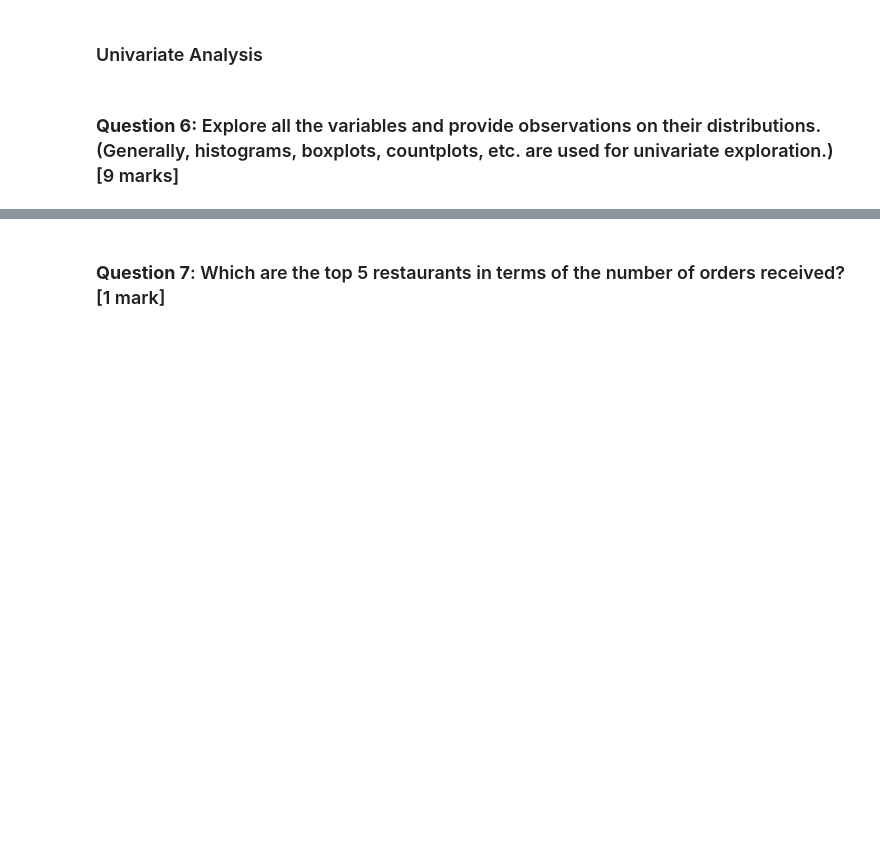
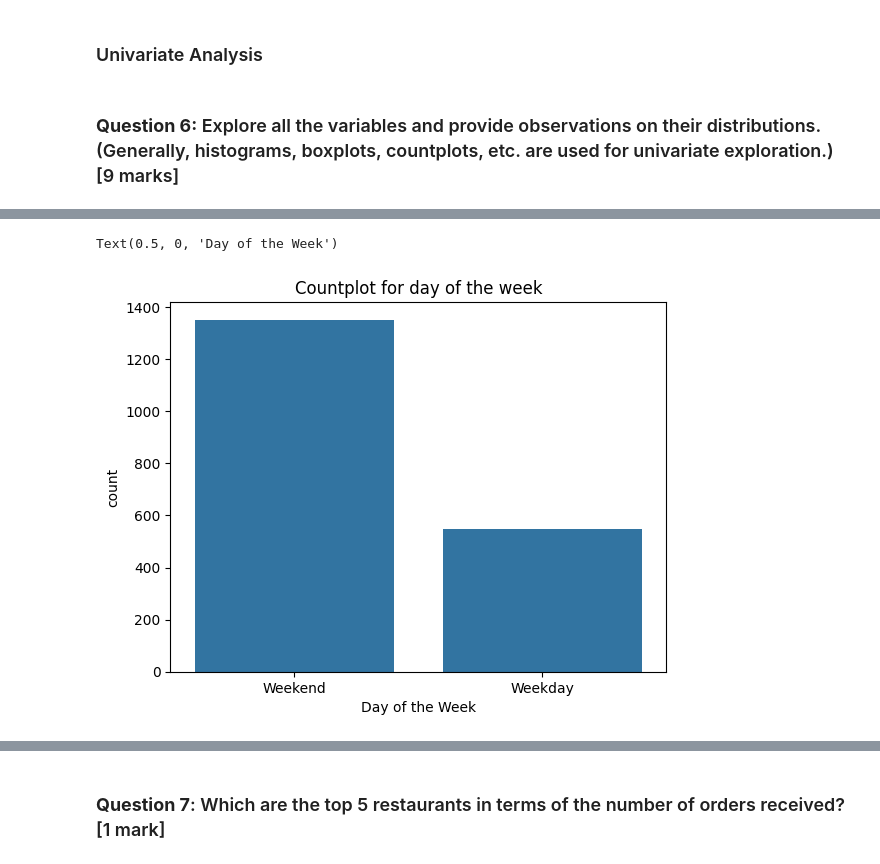
Before and after one commit to dfisher1212/MIT_PE_ADSP, a Jupyter notebook: FDS_Project_LearnerNotebook_FullCode.ipynb, the cells around one changed output, grey strips where cells are left out. Saved outputs shown, nothing was run; the diff lists cells and outputs as text; code cells hidden in the pictures; blank space fills up the shorter version.

```diff
--- a/FDS_Project_LearnerNotebook_FullCode.ipynb
+++ b/FDS_Project_LearnerNotebook_FullCode.ipynb
@@ -168,0 +182,8 @@ array(['Not given', '5', '3', '4'], dtype=object)
+# %%
+# Day of the week countplot
+sns.countplot(data = df, x = 'day_of_the_week')
+plt.title('Countplot for day of the week')
+plt.xlabel('Day of the Week')
+# %% [output]
+Text(0.5, 0, 'Day of the Week')
+[figure, added]
```
Also changed, not shown: parts of 10 cells of this notebook.
